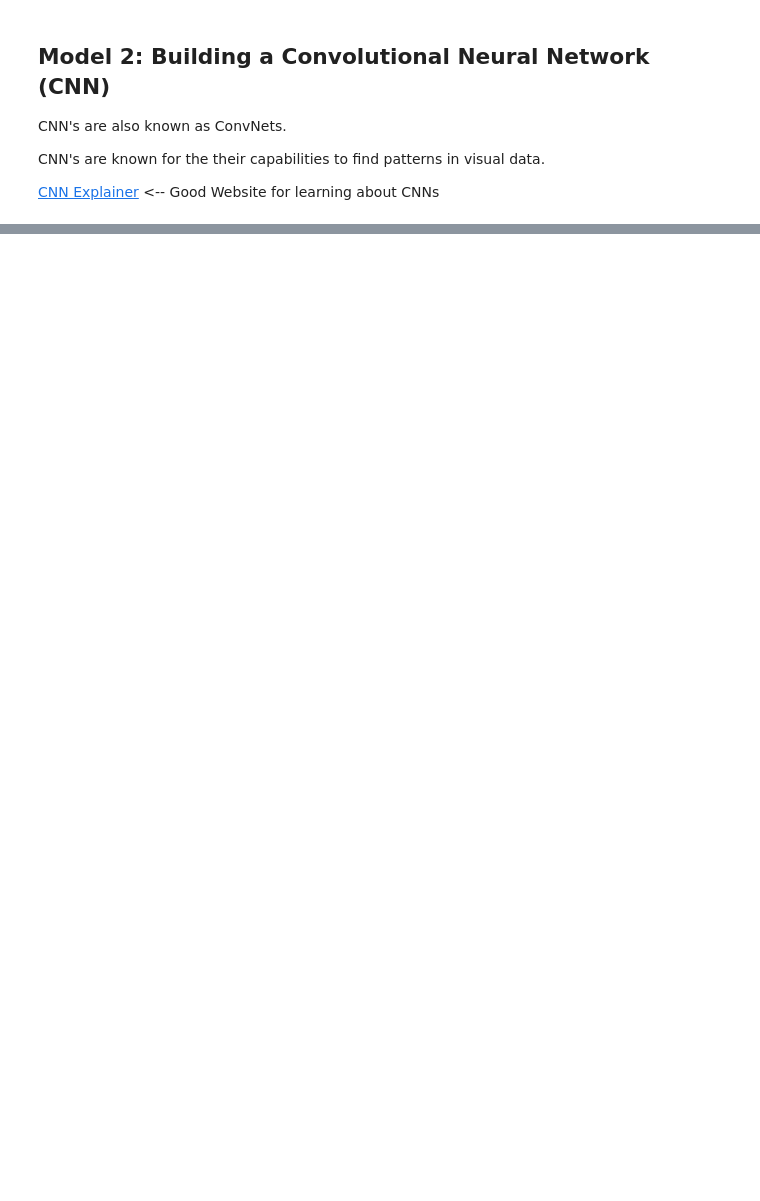
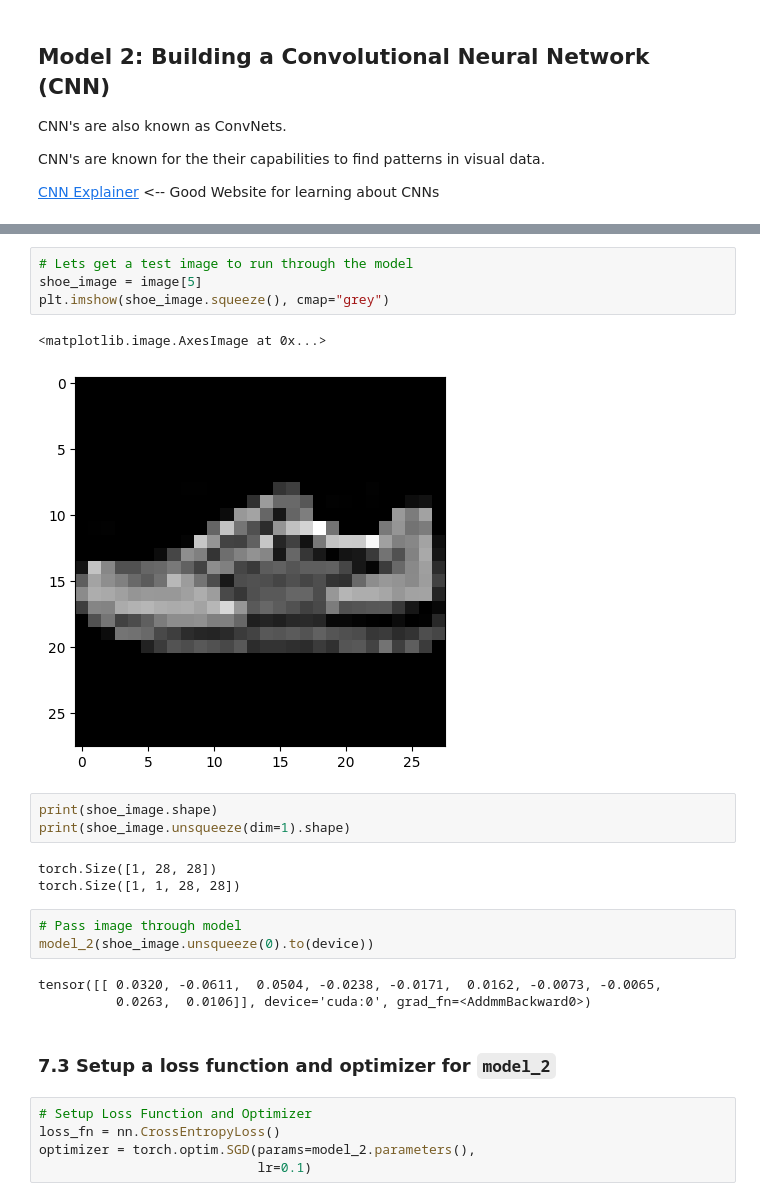
Before and after one commit to AustinN-Tech/AI-ML_Learning_Process_and_Notes, a Jupyter notebook: Pytorch_Notes/PyTorch_03.ipynb, the cells around one changed output, grey strips where cells are left out. Cells and saved outputs as stored; diff of their text form; blank space fills up the shorter version.

Commit message:
PyTorch Vision: CNN Complete

```diff
--- a/Pytorch_Notes/PyTorch_03.ipynb
+++ b/Pytorch_Notes/PyTorch_03.ipynb
@@ -780,0 +996,26 @@ CNN's are known for the their capabilities to find patterns in visual data.
+# %%
+# Lets get a test image to run through the model
+shoe_image = image[5]
+plt.imshow(shoe_image.squeeze(), cmap="grey")
+# %% [output]
+<matplotlib.image.AxesImage at 0x...>
+[figure, added]
+# %%
+print(shoe_image.shape)
+print(shoe_image.unsqueeze(dim=1).shape)
+# %% [output]
+torch.Size([1, 28, 28])
+torch.Size([1, 1, 28, 28])
+# %%
+# Pass image through model
+model_2(shoe_image.unsqueeze(0).to(device))
+# %% [output]
+tensor([[ 0.0320, -0.0611,  0.0504, -0.0238, -0.0171,  0.0162, -0.0073, -0.0065,
+          0.0263,  0.0106]], device='cuda:0', grad_fn=<AddmmBackward0>)
+# %% [markdown]
+### 7.3 Setup a loss function and optimizer for `model_2`
+# %%
+# Setup Loss Function and Optimizer
+loss_fn = nn.CrossEntropyLoss()
+optimizer = torch.optim.SGD(params=model_2.parameters(),
+                            lr=0.1)
```
Also changed, not shown: parts of 35 cells of this notebook.
